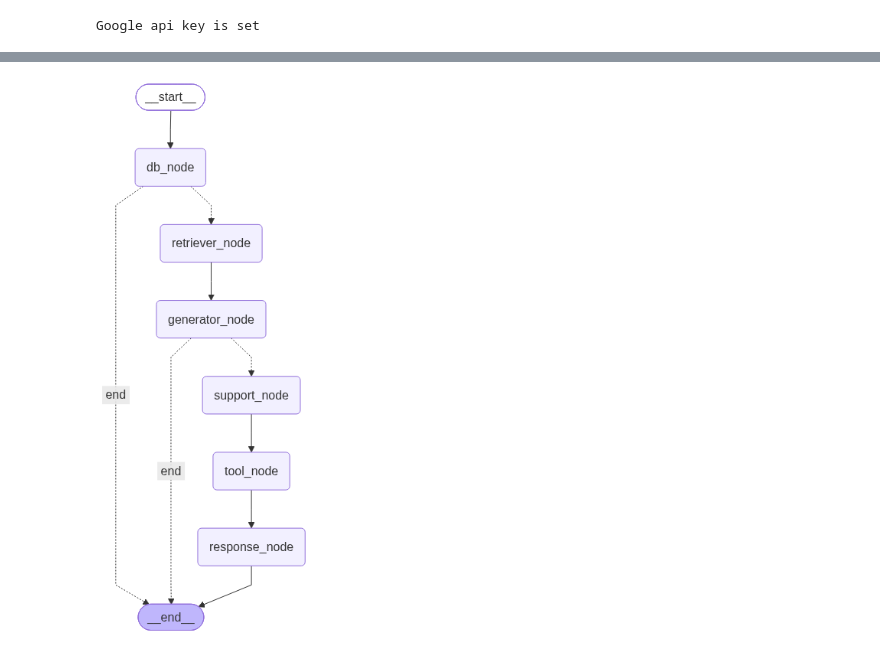
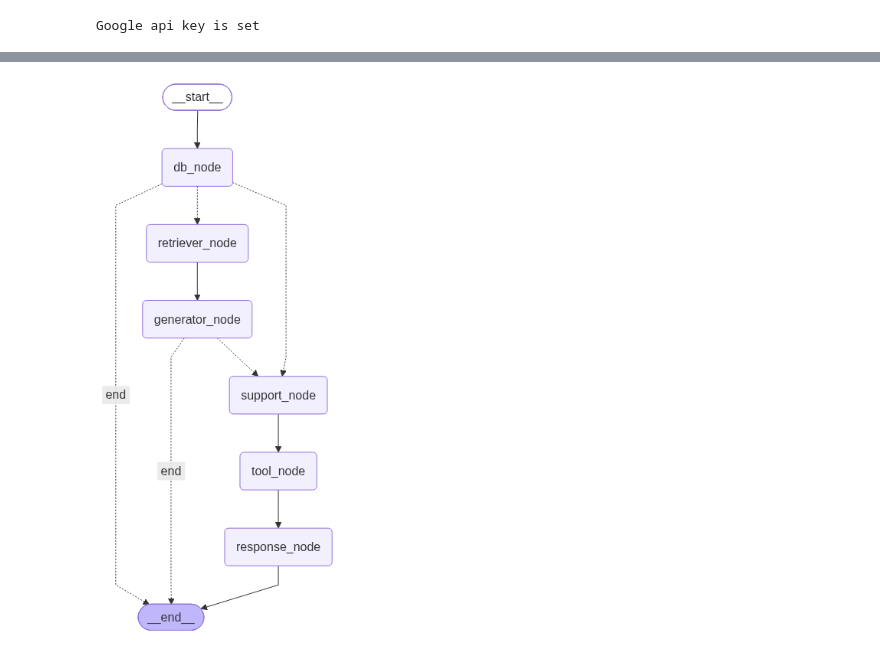
Before and after one commit to IamFJ03/RAG_Tutorial, a Jupyter notebook: customer_support_agent/main.ipynb, the cells around one changed output, grey strips where cells are left out. Drawn from its saved outputs; the diff is of its cells as text; code cells hidden in the pictures.

Commit message:
Get ticket tool function setup

```diff
--- a/customer_support_agent/main.ipynb
+++ b/customer_support_agent/main.ipynb
@@ -63,6 +63,7 @@ class graph_schema(TypedDict):
     policy_question: str
     eligibility: Literal["Eligible", "Not Eligible"]
     item_list: list
+    ticket_id: str | None
     tool_calls: list
     tool_result: list[ToolMessage]
     description: str
@@ -134,8 +135,12 @@ def track_db_node(state: graph_schema) -> graph_schema:
     result = llm_with_support_schema.invoke(user_query)
     print(result)
 
+    if result.ticket_id:
+        return{
+            "ticket_id": result.ticket_id
+        }
 
-    if result.item_list and result.item_list[0].item_id:
+    elif result.item_list and result.item_list[0].item_id:
         print(f"Your selected Item{result.item_list}")
 
         selected_product = result.item_list[0]
@@ -200,6 +205,10 @@ def decision_node(state: graph_schema) -> str:
 
     if answer:
         return "end"
+
+    elif state['ticket_id']:
+        return "support_node"
+
     else:
         return "retriever_node"
 
@@ -329,11 +338,7 @@ def tool_node(state: graph_schema) -> graph_schema:
     }
 
 def decide_tool(state: graph_schema, tool, tool_name, tool_args):
-    print(f"description: {state['description']}")
-    print(f"status: {state['status']}")
-    print(f"priority: {state['priority']}")
-    print(f"Ticket type: {state['type']}")
-    print(f"Too args{tool_args}")
+
     if tool_name == "create_ticket":
         print("Create Ticket tool raised")
         item_id = tool_args['item_id']
@@ -354,7 +359,7 @@ def decide_tool(state: graph_schema, tool, tool_name, tool_args):
         print("Create Ticket tool raised")
 
     else:
-        pass
+        print("Get ticket tool raised")
 
 def response_node(state: graph_schema) -> graph_schema:
 
@@ -386,28 +388,28 @@ Warning: You are sending unauthenticated requests to the HF Hub. Please set a HF
 # %%
 from langgraph.graph import StateGraph, START, END
 
 graph = StateGraph(graph_schema)
 
 graph.add_node("retriever_node", retriever_node)
 graph.add_node("db_node", track_db_node)
 graph.add_node("generator_node", generator_node)
 graph.add_node("support_node", support_node)
 graph.add_node("tool_node", tool_node)
 graph.add_node("response_node", response_node)
 
 graph.add_edge(START, "db_node")
-graph.add_conditional_edges("db_node", decision_node, {"retriever_node": "retriever_node", "end": END})
+graph.add_conditional_edges("db_node", decision_node, {"retriever_node": "retriever_node", "support_node": "support_node", "end": END})
 graph.add_edge("retriever_node", "generator_node")
 graph.add_conditional_edges("generator_node", support_needed, {"support_node": "support_node", "end": END})
 graph.add_edge("support_node", "tool_node")
 graph.add_edge("tool_node", "response_node")
 graph.add_edge("response_node", END)
 
 customer_support_agent = graph.compile()
 
 customer_support_agent
 # %% [output]
-[figure, old version]
+[figure, new version]
 # %%
 from langchain_core.messages import HumanMessage, AIMessage
 from memory import LocalMemory
```
Also changed, not shown: parts of 2 cells of this notebook, 3 other files.
